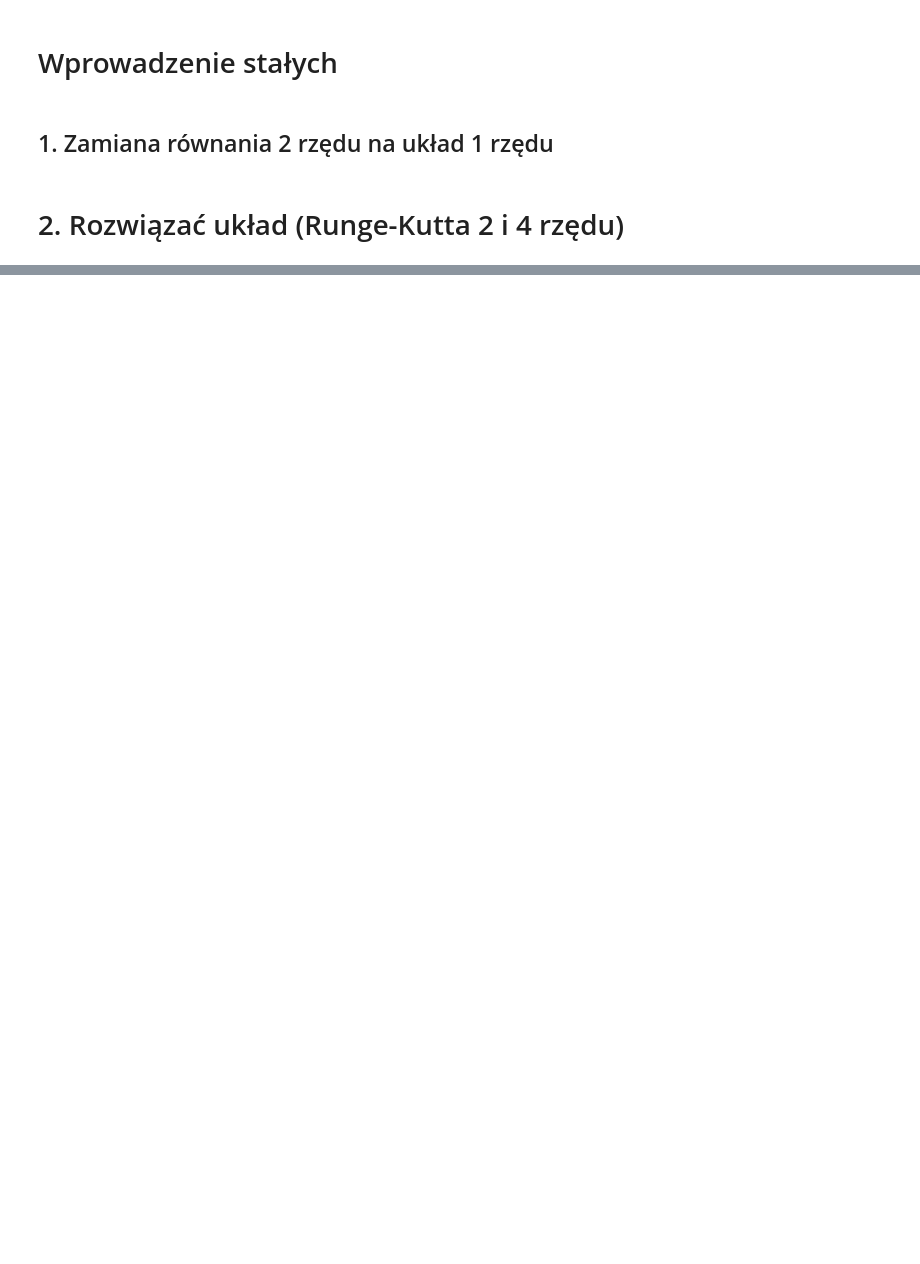
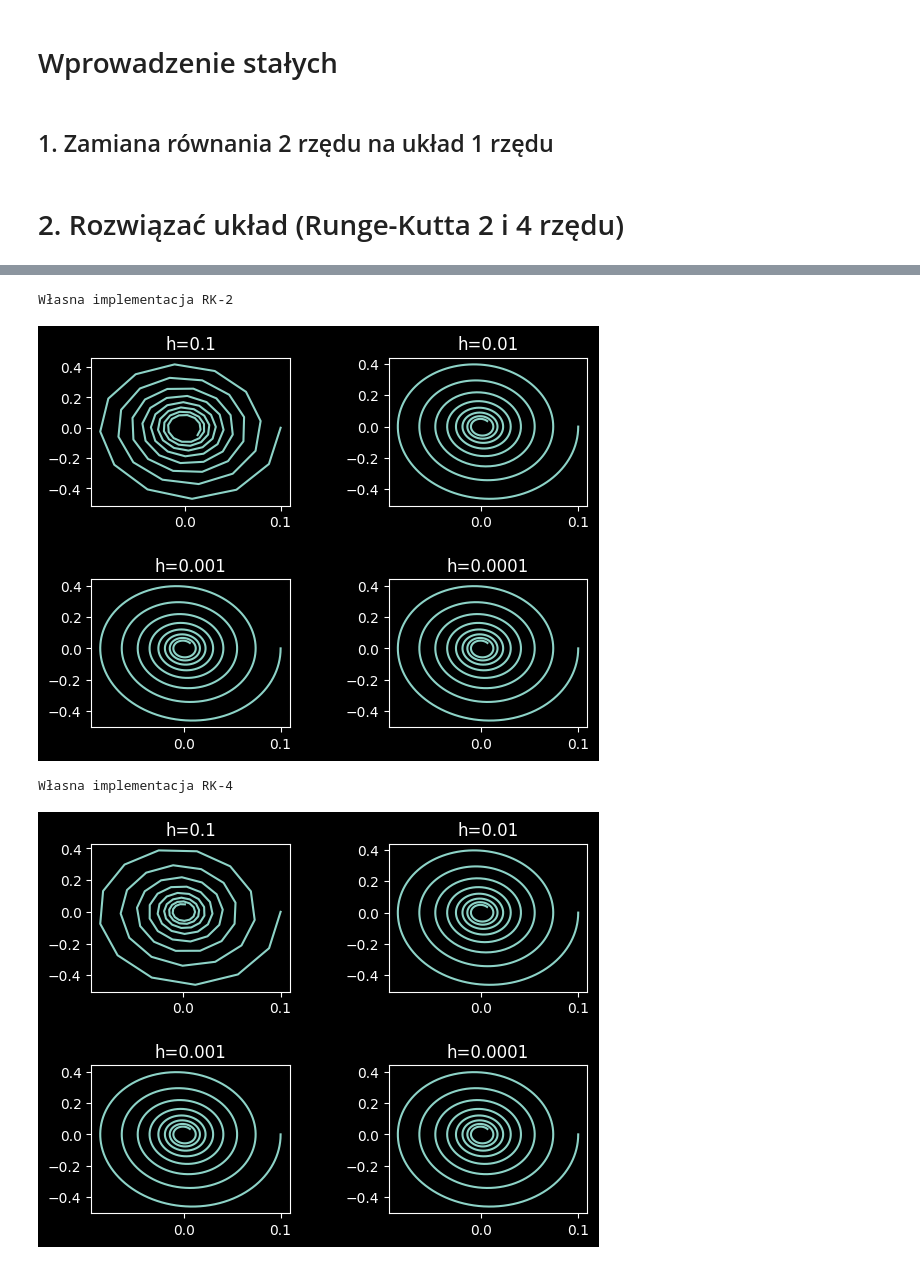
Before and after one commit to ndelta0/men_projekt, a Jupyter notebook: zadania.ipynb, the cells around one changed output, grey strips where cells are left out. Drawn from its saved outputs; the diff is of its cells as text; code cells hidden in the pictures; blank space fills up the shorter version.

```diff
--- a/zadania.ipynb
+++ b/zadania.ipynb
@@ -17,13 +18,11 @@ theta_0 = 0.1
 # %% [markdown]
 ## 1. Zamiana równania 2 rzędu na układ 1 rzędu
 # %%
-def calc_x(t_arg, x_arg):
-    x_1, x_2 = x_arg
+def calc_x(_: float, x_arg: np.ndarray) -> np.ndarray:
+    x_1, x_2, *_ = x_arg
     dx_1 = x_2
-    dx_2 = -(b/I)*x_2 - (m*g*d/I)*np.sin(x_1)
+    dx_2 = -(b / I) * x_2 - (m * g * d / I) * np.sin(x_1)
     return np.array([dx_1, dx_2])
-
-vec_x0 = [theta_0, 0]
 # %% [markdown]
 # 2. Rozwiązać układ (Runge-Kutta 2 i 4 rzędu)
 # %%
@@ -52,0 +62,36 @@ plt.plot(result[:,0], result[:,1])
+# %%
+h_testing = [0.1, 0.01, 0.001, 0.0001]
+testing_x0 = np.array([0.1, 0])
+
+plt.figure()
+plt.tight_layout()
+print("Własna implementacja RK-2")
+for i, test_h in enumerate(h_testing):
+    plt.subplot(2, 2, i + 1)
+    result_rk2 = impl_rungekutta_2(calc_x, t_span=(t_start, t_end), y0=testing_x0, h=test_h)
+    plt.plot(result_rk2[:, 0], result_rk2[:, 1])
+    plt.title(f"h={test_h}")
+plt.subplots_adjust(hspace=0.5, wspace=0.5)
+plt.show()
+
+plt.figure()
+plt.tight_layout()
+print("Własna implementacja RK-4")
+for i, test_h in enumerate(h_testing):
+    plt.subplot(2, 2, i + 1)
+    result_rk4 = impl_rungekutta_4(calc_x, t_span=(t_start, t_end), y0=testing_x0, h=test_h)
+    plt.plot(result_rk4[:, 0], result_rk4[:, 1])
+    plt.title(f"h={test_h}")
+plt.subplots_adjust(hspace=0.5, wspace=0.5)
+plt.show()
+
+result_ref = np.transpose(solve_ivp(calc_x, t_span=(t_start, t_end), y0=testing_x0, method='RK45', max_step=1e-4).y)
+plt.figure()
+plt.plot(result_ref[:, 0], result_ref[:, 1])
+plt.title('Systemowa implementacja RK45, h=0.0001')
+plt.show()
+# %% [output]
+Własna implementacja RK-2
+[figure, added]
+Własna implementacja RK-4
+[figure, added]
```
Also changed, not shown: parts of 5 cells of this notebook, 2 other files.
